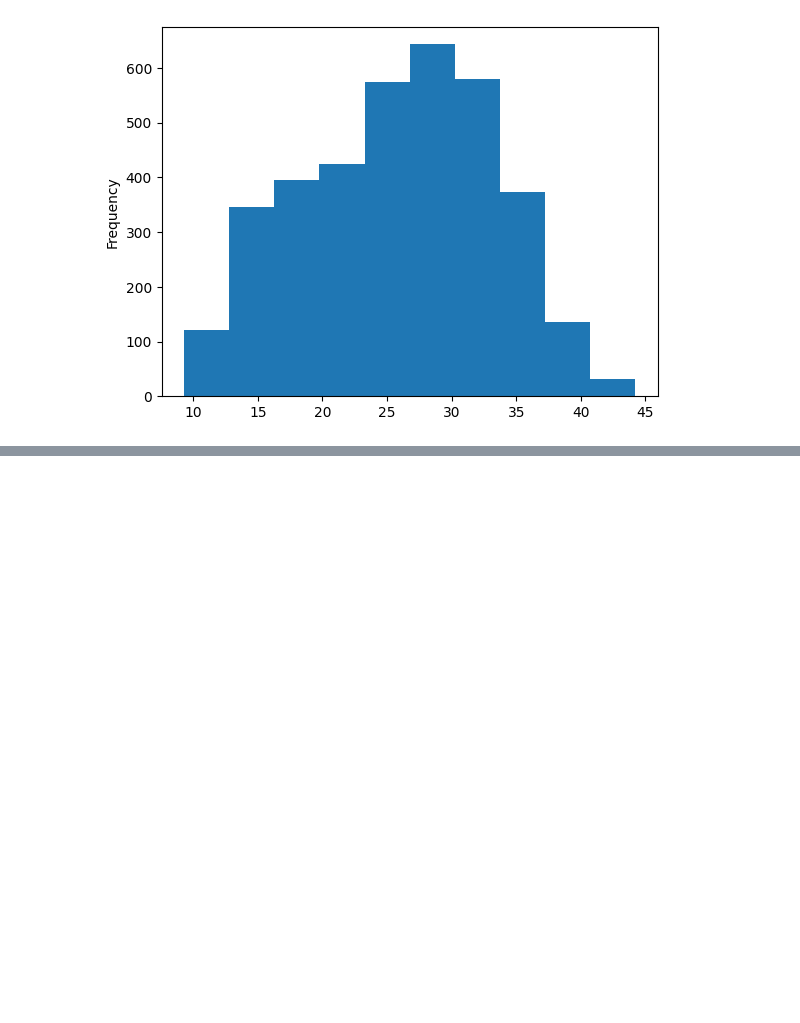
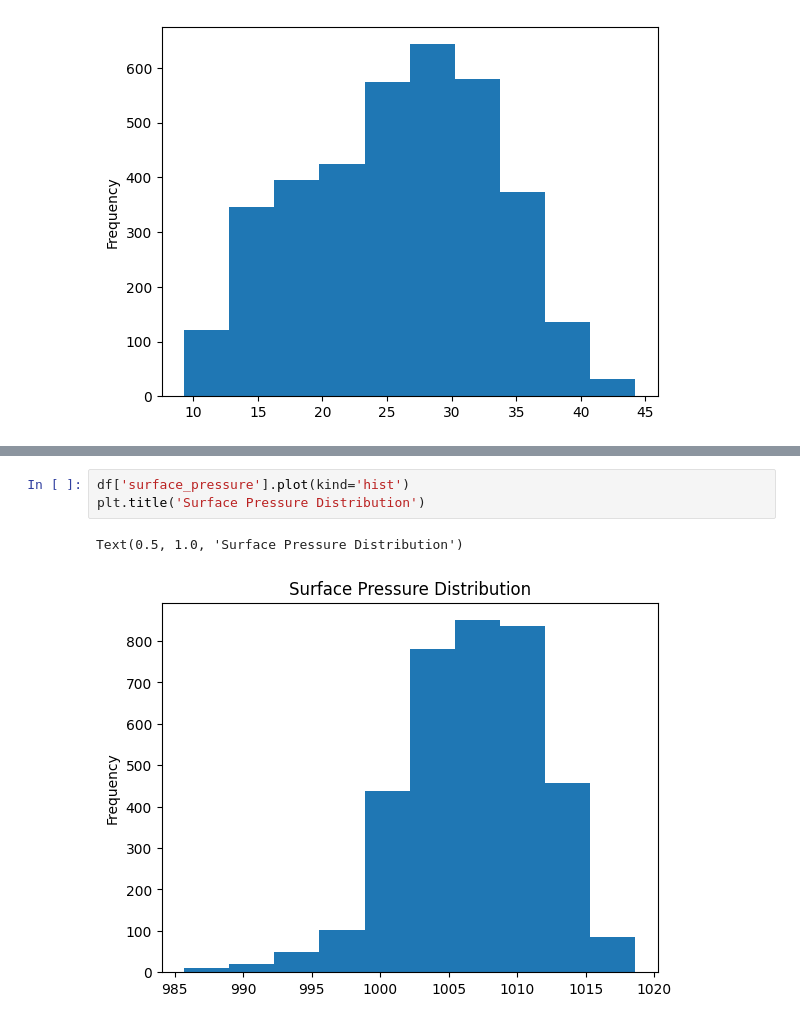
Before and after one commit to shahriar0999/weather_forecasting_end2end, a Jupyter notebook: notebooks/experiments1.ipynb, the cells around one changed output, grey strips where cells are left out. Cells and saved outputs as stored; diff of their text form; blank space fills up the shorter version.

```diff
--- a/notebooks/experiments1.ipynb
+++ b/notebooks/experiments1.ipynb
@@ -169,0 +223,6 @@ plt.show()
+# %%
+df['surface_pressure'].plot(kind='hist')
+plt.title('Surface Pressure Distribution')
+# %% [output]
+Text(0.5, 1.0, 'Surface Pressure Distribution')
+[figure, added]
```
Also changed, not shown: parts of 18 cells of this notebook.
